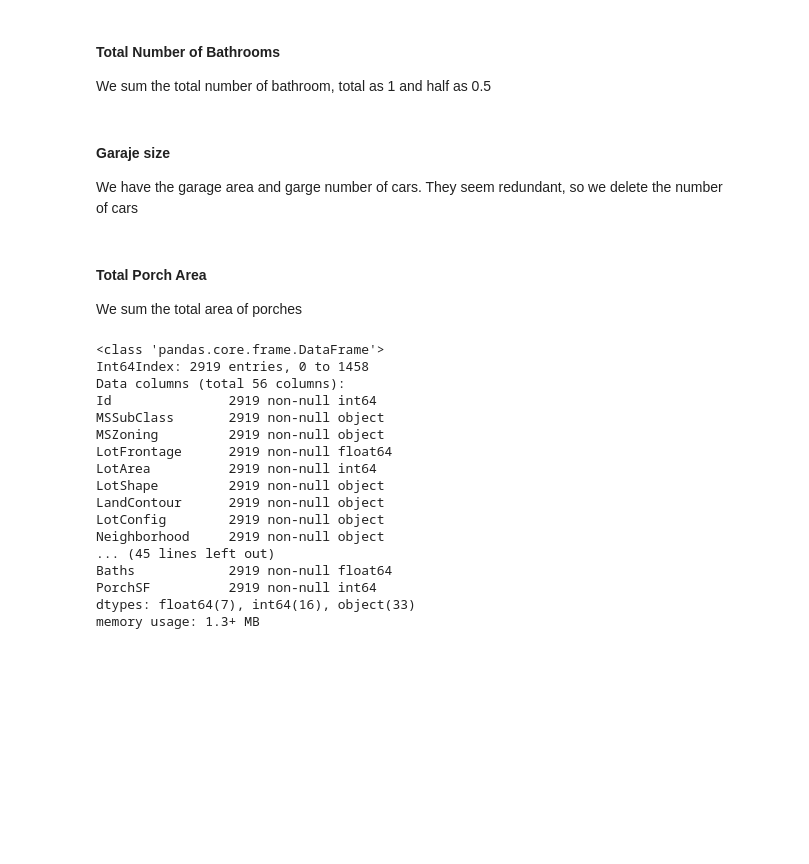
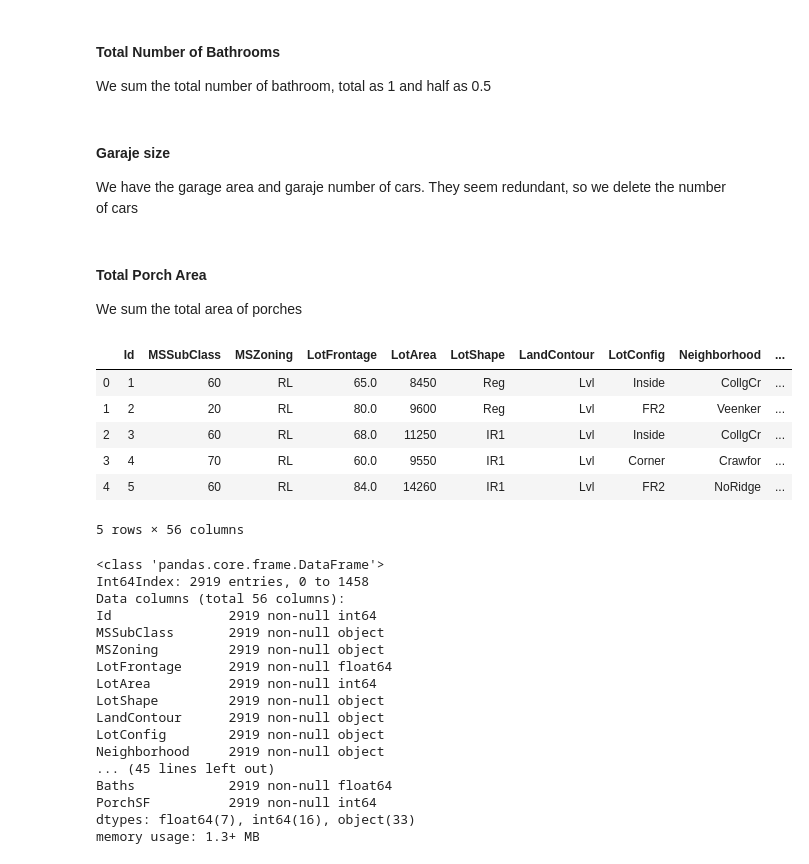
Before and after one commit to canceleiro/House-Prizes, a Jupyter notebook: House_prizes.ipynb, the cells around one changed output. Drawn from its saved outputs; the diff is of its cells as text; code cells hidden in the pictures; blank space fills up the shorter version.

```diff
--- a/House_prizes.ipynb
+++ b/House_prizes.ipynb
@@ -392,7 +337,7 @@ df_clean = df_clean.drop(['BsmtFullBath', 'BsmtHalfBath','FullBath','HalfBath'],
 # %% [markdown]
 #### Garaje size
 
-We have the garage area and garge number of cars. They seem redundant, so we delete the number of cars
+We have the garage area and garaje number of cars. They seem redundant, so we delete the number of cars
 # %%
 df_clean = df_clean.drop(['GarageCars'], axis=1)
 # %% [markdown]
@@ -401,6 +346,16 @@ We sum the total area of porches
 # %%
 df_clean['PorchSF'] = df_clean['OpenPorchSF'] + df_clean['EnclosedPorch'] + df_clean['3SsnPorch'] + df_clean['ScreenPorch']
 df_clean = df_clean.drop(['OpenPorchSF', 'EnclosedPorch','3SsnPorch','ScreenPorch'], axis=1)
+# %%
+df_clean.head()
+# %% [output]
+|  | Id | MSSubClass | MSZoning | LotFrontage | LotArea | LotShape | LandContour | LotConfig | Neighborhood | ... |
+| 0 | 1 | 60 | RL | 65.0 | 8450 | Reg | Lvl | Inside | CollgCr | ... |
+| 1 | 2 | 20 | RL | 80.0 | 9600 | Reg | Lvl | FR2 | Veenker | ... |
+| 2 | 3 | 60 | RL | 68.0 | 11250 | IR1 | Lvl | Inside | CollgCr | ... |
+| 3 | 4 | 70 | RL | 60.0 | 9550 | IR1 | Lvl | Corner | Crawfor | ... |
+| 4 | 5 | 60 | RL | 84.0 | 14260 | IR1 | Lvl | FR2 | NoRidge | ... |
+5 rows × 56 columns
 # %%
 df_clean.info()
 # %% [output]
```
Also changed, not shown: parts of 45 cells of this notebook.
